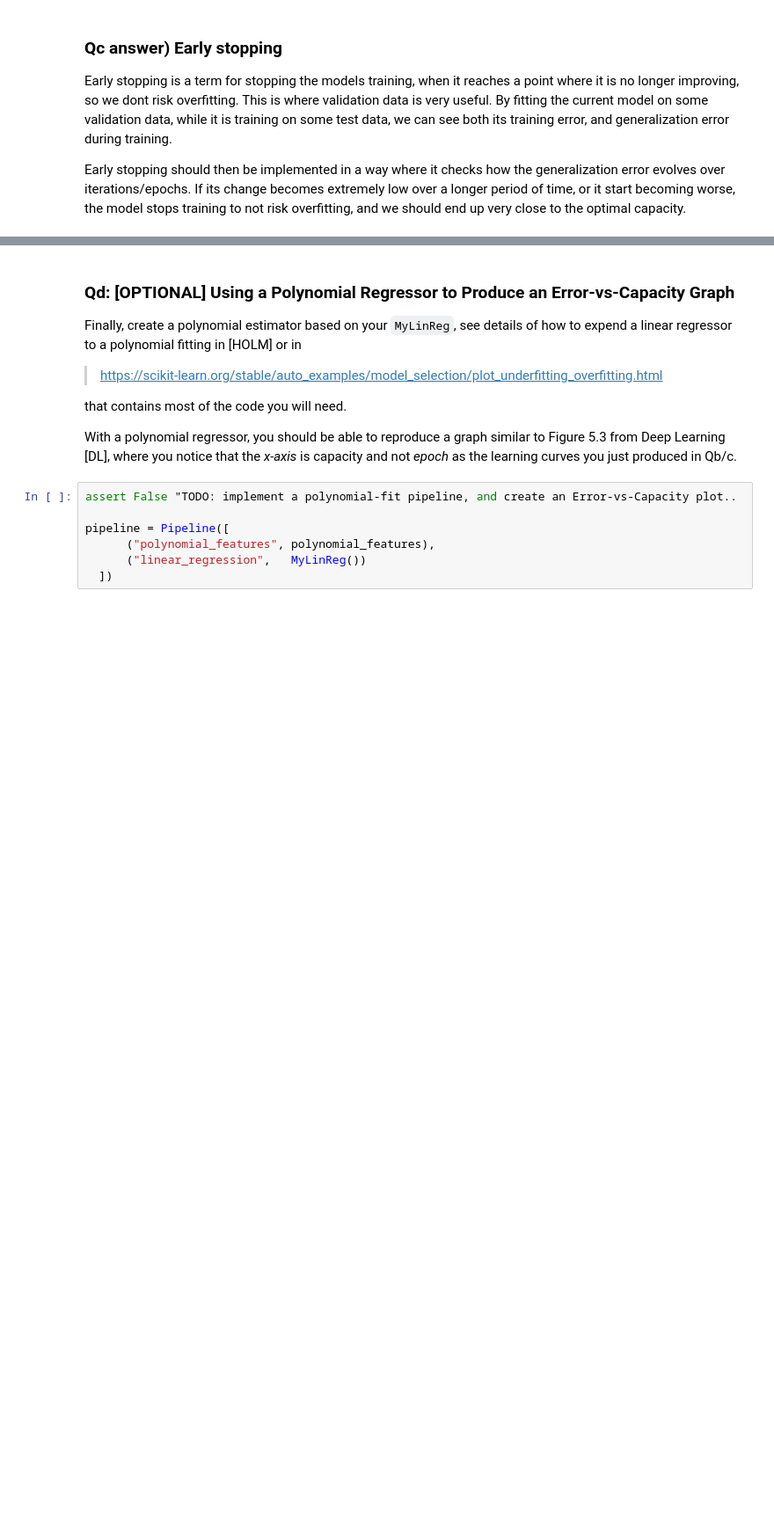
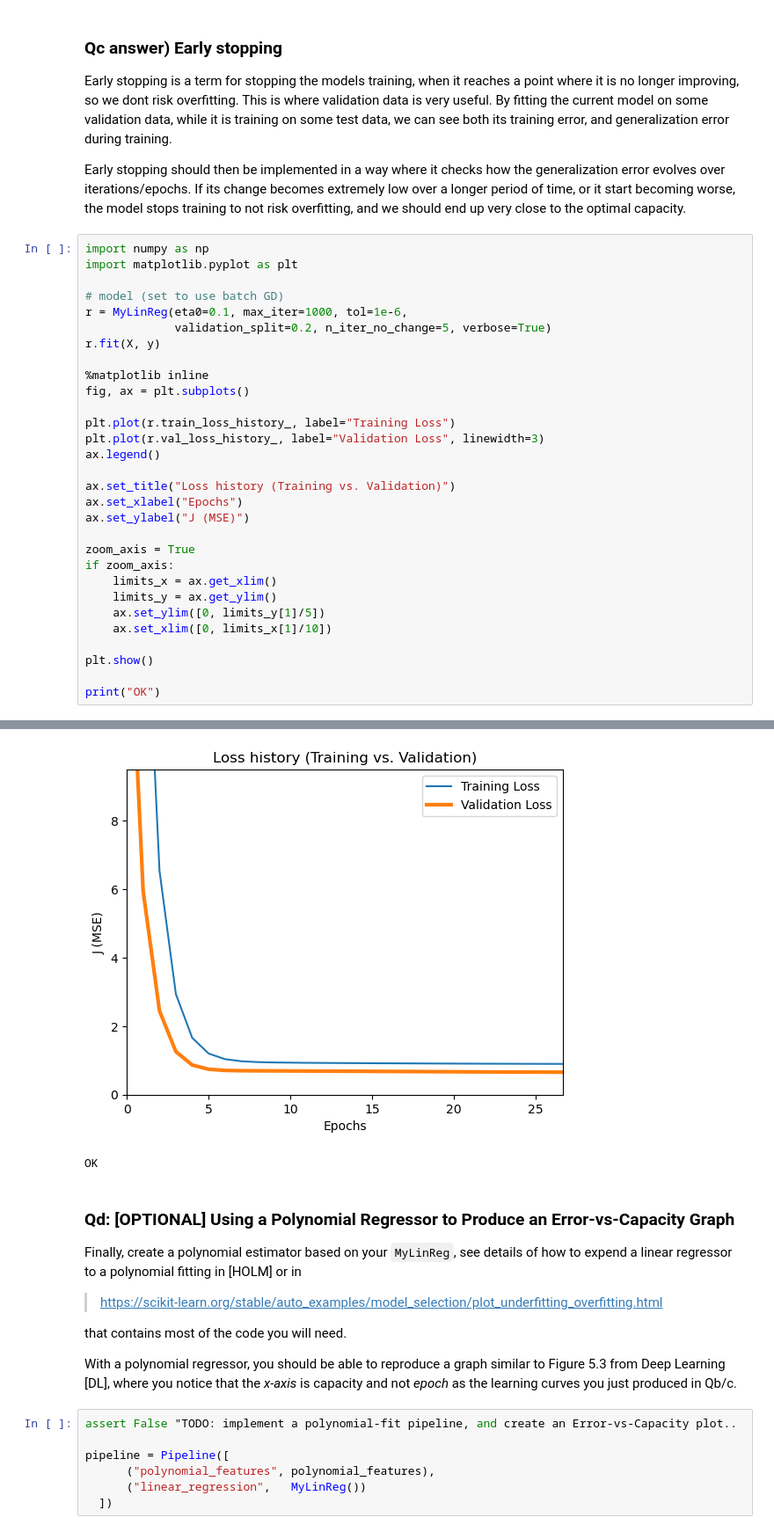
Before and after one commit to Eventid3/mal_grp30, a Jupyter notebook: O3/learning_curves.ipynb, the cells around one changed output, grey strips where cells are left out. Shown: that part at 88% size. Drawn from its saved outputs; the diff is of its cells as text; blank space fills up the shorter version.

```diff
--- a/O3/learning_curves.ipynb
+++ b/O3/learning_curves.ipynb
@@ -117,3 +274,34 @@ _stochastic gradient descent_ modes.
 Early stopping is a term for stopping the models training, when it reaches a point where it is no longer improving, so we dont risk overfitting. This is where validation data is very useful. By fitting the current model on some validation data, while it is training on some test data, we can see both its training error, and generalization error during training.
 
 Early stopping should then be implemented in a way where it checks how the generalization error evolves over iterations/epochs. If its change becomes extremely low over a longer period of time, or it start becoming worse, the model stops training to not risk overfitting, and we should end up very close to the optimal capacity.
+# %%
+import numpy as np
+import matplotlib.pyplot as plt
+
+# model (set to use batch GD)
+r = MyLinReg(eta0=0.1, max_iter=1000, tol=1e-6,
+             validation_split=0.2, n_iter_no_change=5, verbose=True)
+r.fit(X, y)
+
+%matplotlib inline
+fig, ax = plt.subplots()
+
+plt.plot(r.train_loss_history_, label="Training Loss")
+plt.plot(r.val_loss_history_, label="Validation Loss", linewidth=3)
+ax.legend()
+
+ax.set_title("Loss history (Training vs. Validation)")
+ax.set_xlabel("Epochs")
+ax.set_ylabel("J (MSE)")
+
+zoom_axis = True
+if zoom_axis:
+    limits_x = ax.get_xlim()
+    limits_y = ax.get_ylim()
+    ax.set_ylim([0, limits_y[1]/5])
+    ax.set_xlim([0, limits_x[1]/10])
+
+plt.show()
+
+print("OK")
+# %% [output]
@@ -120,3 +309,5 @@ Early stopping should then be implemented in a way where it checks how the gener
+[figure, added]
+OK
 # %% [markdown]
 ### Qd: [OPTIONAL] Using a Polynomial Regressor to Produce an Error-vs-Capacity Graph
 
```
Also changed, not shown: parts of 4 cells of this notebook, 1 other file.
